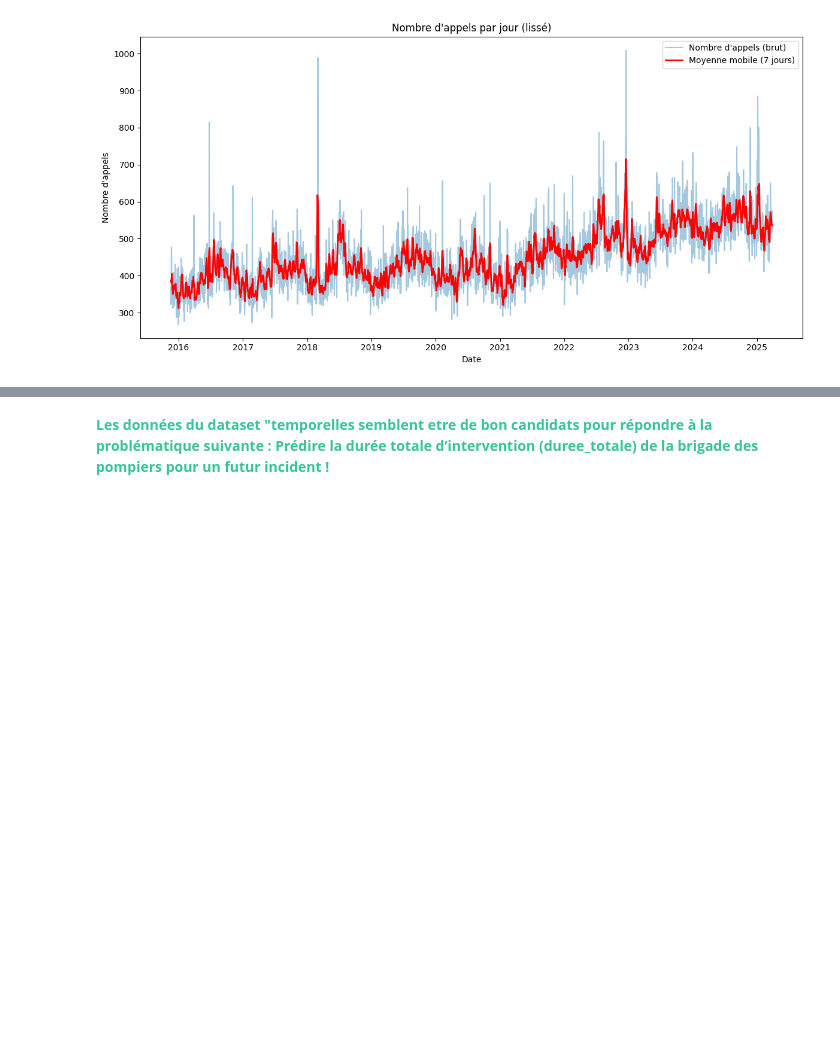
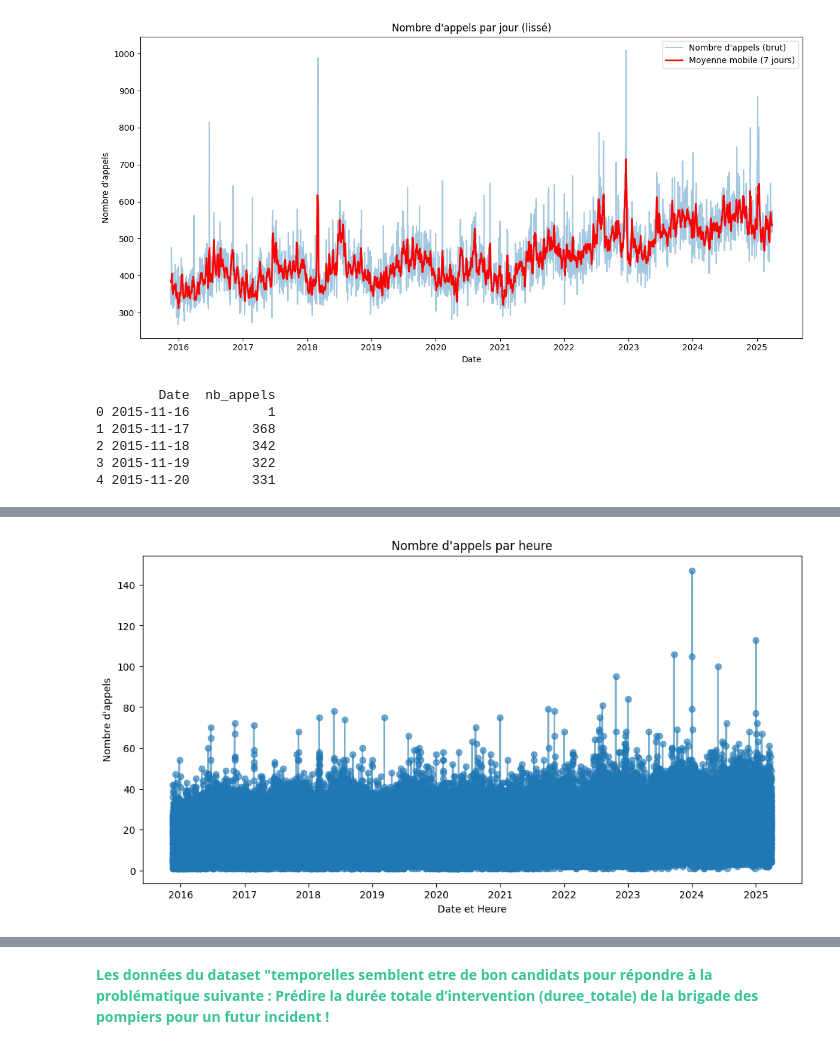
Before and after one commit to Massilia23/london-fire-response, a Jupyter notebook: notebooks/data-exploration.ipynb, the cells around one changed output, grey strips where cells are left out. Saved outputs shown, nothing was run; the diff lists cells and outputs as text; code cells hidden in the pictures; blank space fills up the shorter version.

Commit message:
correction des pottentielles variables cibles

```diff
--- a/notebooks/data-exploration.ipynb
+++ b/notebooks/data-exploration.ipynb
@@ -601,14 +601,15 @@ for col in cols:
 [figure]
 # %%
 
-df['date'] = df['DateAndTimeMobilised'].dt.floor('D')
+# Determiner le nombre d'appels, il faut d'abord sommer la colonne 'NumCalls' (qui représente le nombre d'appels pour chaque ligne)
+daily_counts = df.groupby('Date')['NumCalls'].sum().reset_index(name='nb_appels')
 
 # Regroupement par jour en comptant le nombre d'incidents
-daily_counts = df.groupby('date').size().reset_index(name='nb_appels')
+daily_counts = df.groupby('Date').size().reset_index(name='nb_appels')
 
 # Visualisation rapide
 import matplotlib.pyplot as plt
-plt.plot(daily_counts['date'], daily_counts['nb_appels'])
+plt.plot(daily_counts['Date'], daily_counts['nb_appels'])
 plt.title('Nombre d\'appels par jour')
 plt.xlabel('Date')
 plt.ylabel('Nombre d\'appels')
@@ -633,3 +634,39 @@ plt.tight_layout()
 plt.show()
 # %% [output]
 [figure]
+# %%
+# Extraire la date  — pour une granularité journalière du nombre d'appels
+df['Date'] = df['DateOfCall'].dt.floor('D')
+
+# Calcul du nombre d'appels par jour
+target_series = df.groupby('Date').size().reset_index(name='nb_appels')
+
+# 'nb_incidents' est la variable cible à prédire
+print(target_series.head())
+# %% [output]
+        Date  nb_appels
+0 2015-11-16          1
+1 2015-11-17        368
+2 2015-11-18        342
+3 2015-11-19        322
+4 2015-11-20        331
+# %%
+# Fusion des colonnes DateOfCall et TimeOfCall en datetime
+df['date_heure'] = pd.to_datetime(df['DateOfCall']  + df['TimeOfCall'], errors='coerce')
+
+# Arrondir à l'heure la plus proche
+df['date_heure'] = df['date_heure'].dt.floor('H')
+
+# Calculer le nombre d'appels par heure
+target_series = df.groupby('date_heure').size().reset_index(name='nb_appels')
+
+# Afficher les premiers résultats
+print(target_series.head())
+# Visualisation du nombre d'appels par heure
+plt.figure(figsize=(12,6))
+plt.plot(target_series['date_heure'], target_series['nb_appels'], marker='o', linestyle='-', alpha=0.6)
+plt.title('Nombre d\'appels par heure')
+plt.xlabel('Date et Heure')
+plt.ylabel('Nombre d\'appels')
+plt.show()
+# %% [output]
@@ -636 +679,2 @@ plt.show()
+[figure, added]
 # %%
```
Also changed, not shown: parts of 4 cells of this notebook.
